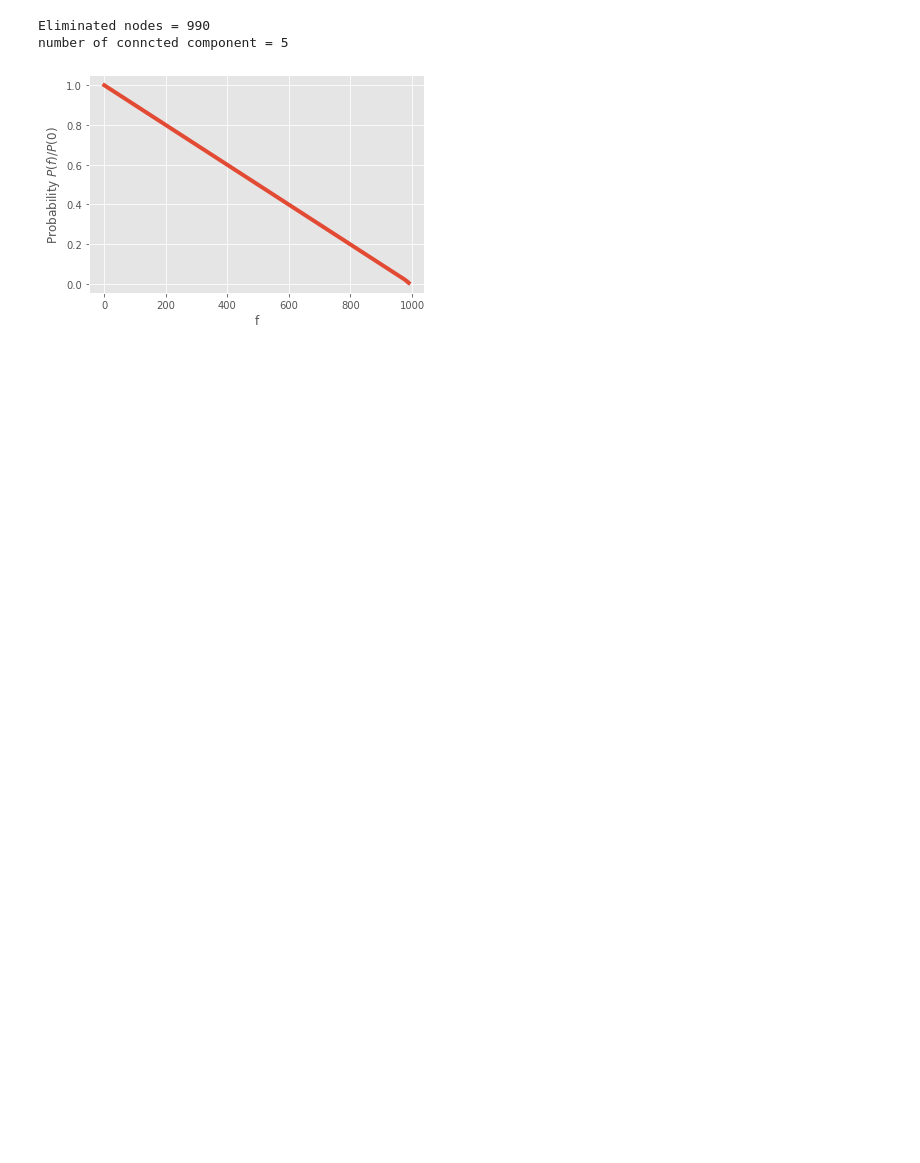
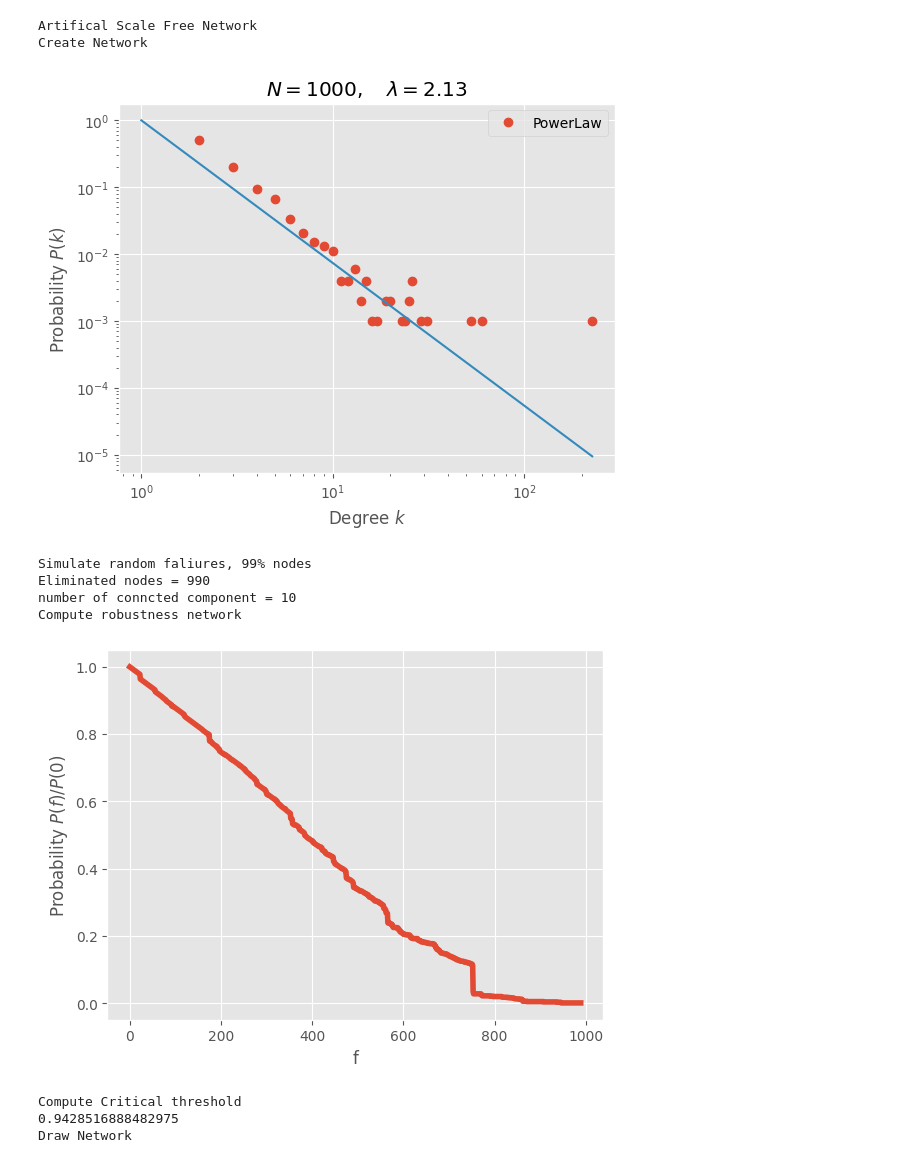
Before and after one commit to Big-data-Group-97/Learning-From-Netwok-Project-, a Jupyter notebook: LearnigFromNetwork.ipynb, the cells around one changed output. Saved outputs shown, nothing was run; the diff lists cells and outputs as text; code cells hidden in the pictures; blank space fills up the shorter version.

Commit message:
Cleanup of funtcion names Some scopre separation Added section to simulate multiple SF networks and combine their results

```diff
--- a/LearnigFromNetwork.ipynb
+++ b/LearnigFromNetwork.ipynb
@@ -248,8 +230,41 @@ number of conncted component = 10
-# %%
-network_poisson, P_inf_devided_P_0, f = percolation_loop_removal(network_poisson, 0.99)
-
-robustness_plot(network_poisson, P_inf_devided_P_0, f)
-# %% [output]
-Eliminated nodes = 990
-number of conncted component = 5
-[figure, removed]
+# %%
+# Define networm parameters
+print("SEED ", seed)
+network_size = 1000
+print("Network Size ", network_size)
+# %%
+print("Artifical Scale Free Network")
+seed = random.randint(0, 100000000000000000)
+
+print("Create Network")
+network_scale_free, lamb, params = generate_scale_free(
+    network_size, 2, 0.9, seed)
+draw_scale_free_distribution(network_scale_free)
+
+#network_removed = percolation_one_node_random(network_scale_free)
+
+print("Simulate random faliures, 99% nodes")
+network_removed, P_inf_devided_P_0, f = loop_node_removal(
+    network_scale_free, 0.99)
+
+print("Compute robustness network")
+robustness_plot(network_scale_free, P_inf_devided_P_0, f)
+
+print("Compute Critical threshold")
+fc = compute_fc_power_law(network_scale_free, lamb)
+print(fc)
+
+print("Draw Network")
+draw_network(network_scale_free)
+# %% [output]
+Artifical Scale Free Network
+Create Network
+[figure, added]
+Simulate random faliures, 99% nodes
+Eliminated nodes = 990
+number of conncted component = 10
+Compute robustness network
+[figure, added]
+Compute Critical threshold
+0.9428516888482975
+Draw Network
```
Also changed, not shown: parts of 6 cells of this notebook.
